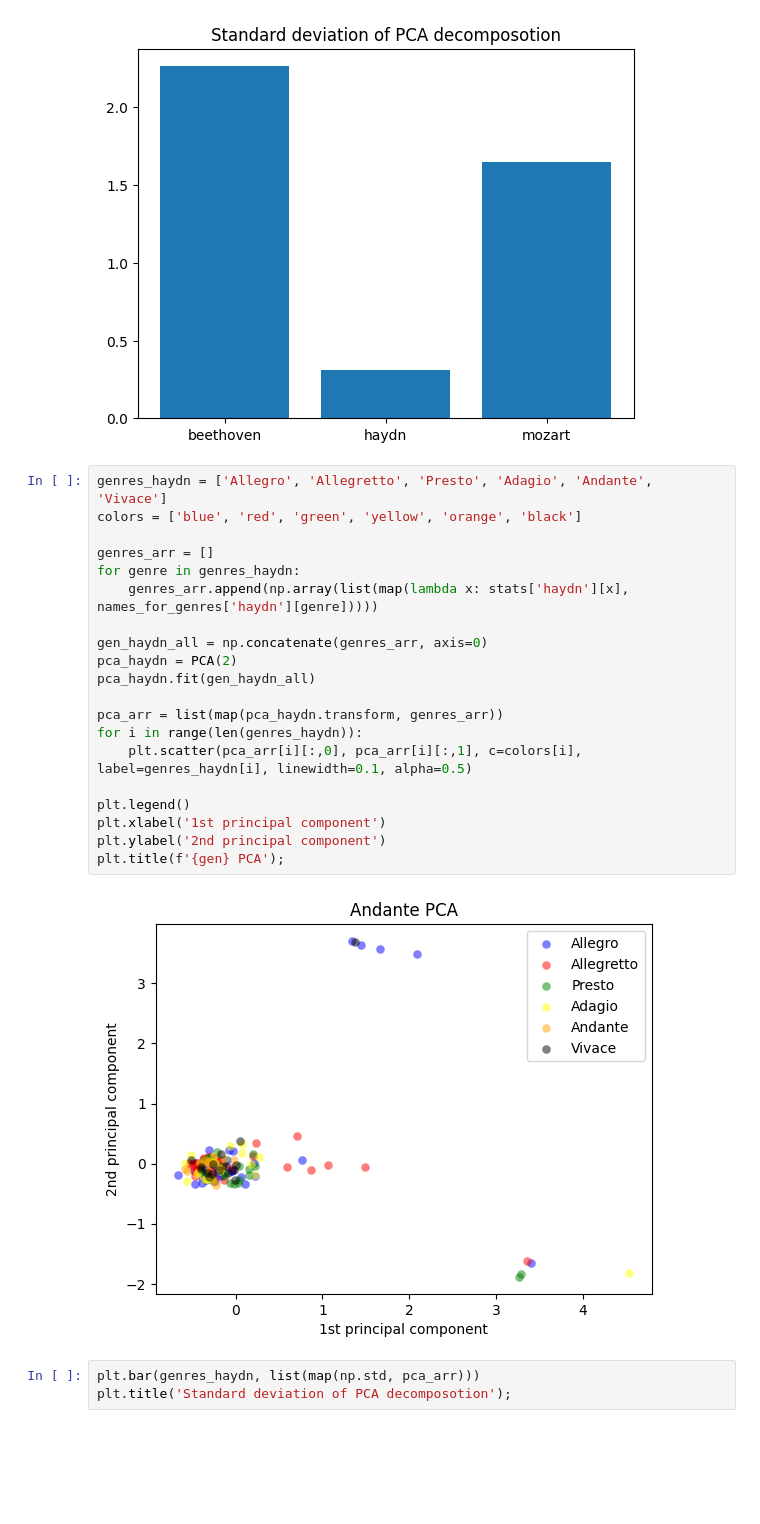
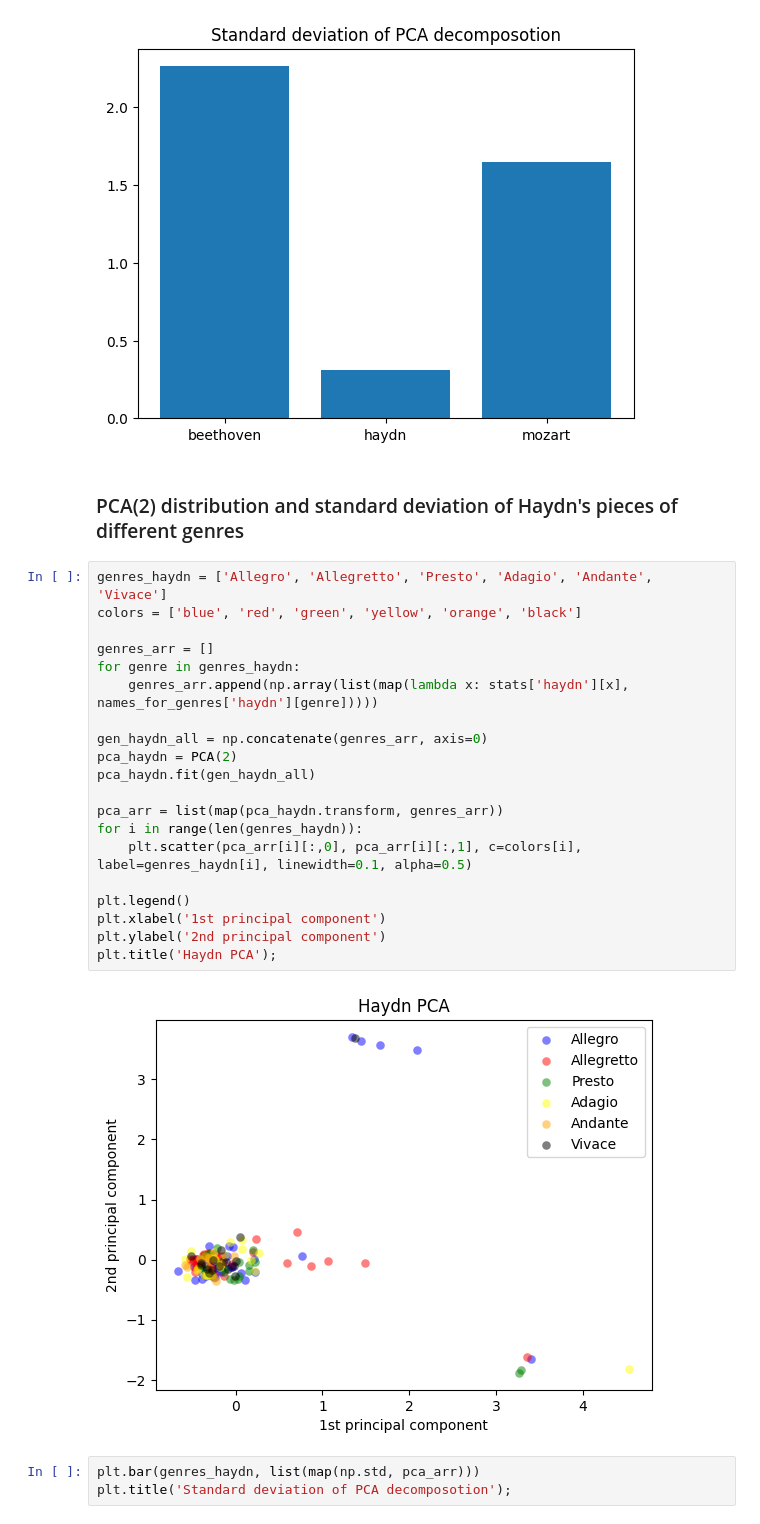
Before and after one commit to FedorZaitsev/Bregman-TDA-practice, a Jupyter notebook: BregmanTDA.ipynb, the cells around one changed output. Cells and saved outputs as stored; diff of their text form; blank space fills up the shorter version.

```diff
--- a/BregmanTDA.ipynb
+++ b/BregmanTDA.ipynb
@@ -116,28 +133,30 @@ plt.bar(composers, [np.std(pca_beethoven), np.std(pca_haydn), np.std(pca_mozart)
 plt.title('Standard deviation of PCA decomposotion');
 # %% [output]
 [figure]
+# %% [markdown]
+### PCA(2) distribution and standard deviation of Haydn's pieces of different genres
 # %%
 genres_haydn = ['Allegro', 'Allegretto', 'Presto', 'Adagio', 'Andante', 'Vivace']
 colors = ['blue', 'red', 'green', 'yellow', 'orange', 'black']
 
 genres_arr = []
 for genre in genres_haydn:
     genres_arr.append(np.array(list(map(lambda x: stats['haydn'][x], names_for_genres['haydn'][genre]))))
 
 gen_haydn_all = np.concatenate(genres_arr, axis=0)
 pca_haydn = PCA(2)
 pca_haydn.fit(gen_haydn_all)
 
 pca_arr = list(map(pca_haydn.transform, genres_arr))
 for i in range(len(genres_haydn)):
     plt.scatter(pca_arr[i][:,0], pca_arr[i][:,1], c=colors[i], label=genres_haydn[i], linewidth=0.1, alpha=0.5)
 
 plt.legend()
 plt.xlabel('1st principal component')
 plt.ylabel('2nd principal component')
-plt.title(f'{gen} PCA');
+plt.title('Haydn PCA');
 # %% [output]
-[figure, old version]
+[figure, new version]
 # %%
 plt.bar(genres_haydn, list(map(np.std, pca_arr)))
 plt.title('Standard deviation of PCA decomposotion');
```
Also changed, not shown: parts of 5 cells of this notebook.
